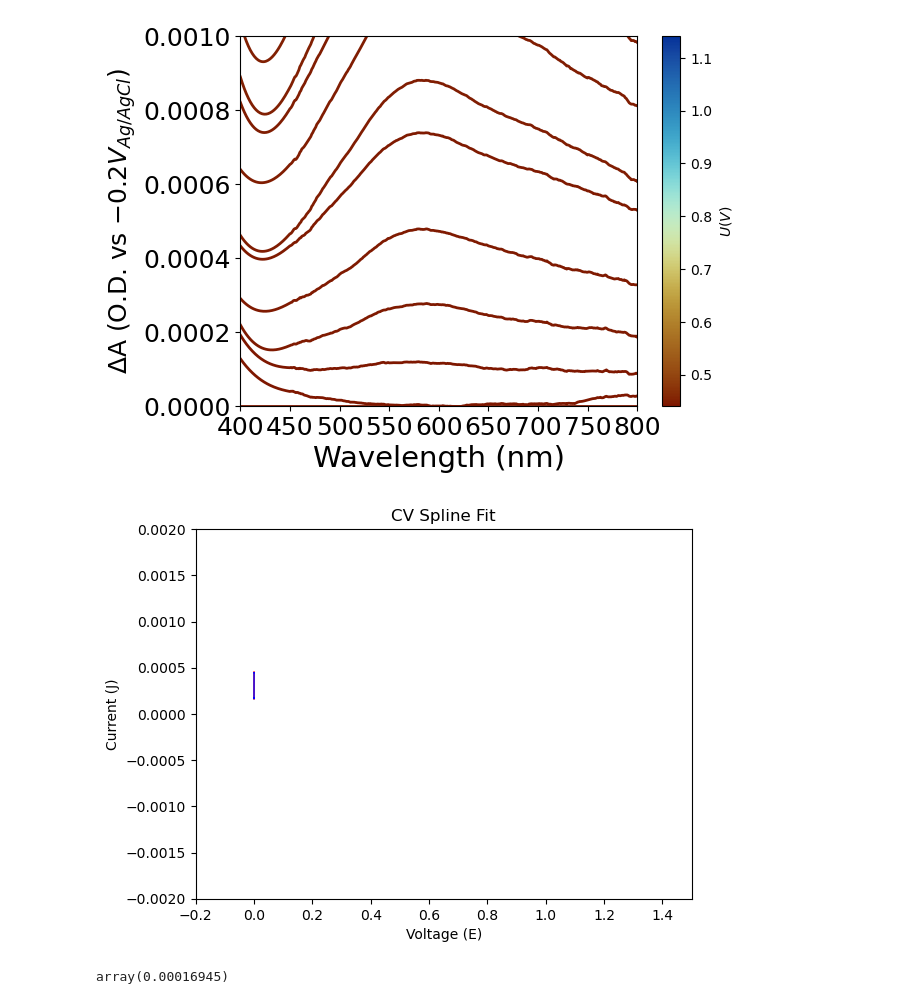
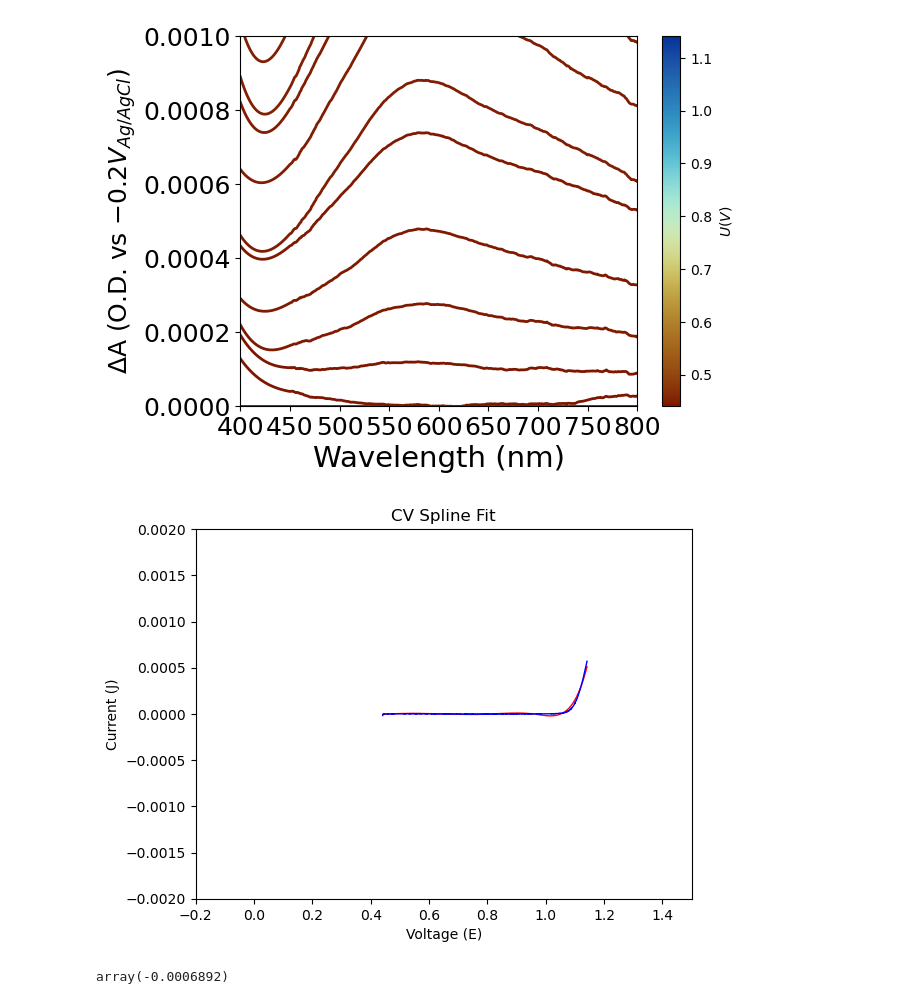
Before and after one commit to BenjaminSMoss/Ir-Benchmark, a Jupyter notebook: 10 mVs-1/Analysis copy.ipynb, the cells around one changed output. Drawn from its saved outputs; the diff is of its cells as text; code cells hidden in the pictures.

```diff
--- a/10 mVs-1/Analysis copy.ipynb
+++ b/10 mVs-1/Analysis copy.ipynb
@@ -128,38 +115,40 @@ import numpy as np
 import matplotlib.pyplot as plt
 from scipy.interpolate import UnivariateSpline
 
+
+test=SpEC1.CV_scans[1]['Anodic']
 # Extract current and voltage data from the DataFrame
 J = test.iloc[:, 2]
 E = test.iloc[:, 1]
 
 # Sort the data by voltage
 sorted_indices = np.argsort(E)
 E_sorted = E.iloc[sorted_indices]
 J_sorted = J.iloc[sorted_indices]
 
 # Fit the CV to a spline function
 spl = UnivariateSpline(E_sorted, J_sorted)
 spl.set_smoothing_factor(0.000001)
 
 # Plot the spline function
 plt.plot(E_sorted, spl(E_sorted), 'r', lw=1)
 
 # Plot the original data
 plt.plot(E_sorted, J_sorted, 'b', lw=1)
 plt.xlabel('Voltage (E)')
 plt.ylabel('Current (J)')
 plt.title('CV Spline Fit')
 # set the x range from -0.2 to 1.5
 plt.xlim(-0.2, 1.5)
 
 # set the y range from -0.002 to 0.002
 plt.ylim(-0.002, 0.002)
 
 plt.show()
 
 # use the spline function to calculate the current at a specific voltage
 spl(0.)
 # %% [output]
-[figure, old version]
+[figure, new version]
-array(0.00016945)
+array(-0.0006892)
 # %%
```
Also changed, not shown: parts of 5 cells of this notebook, 4 other files.
